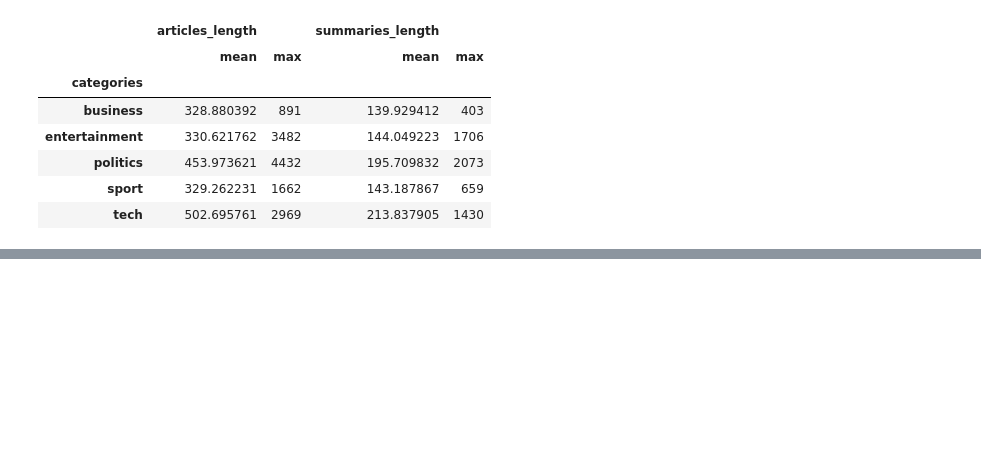
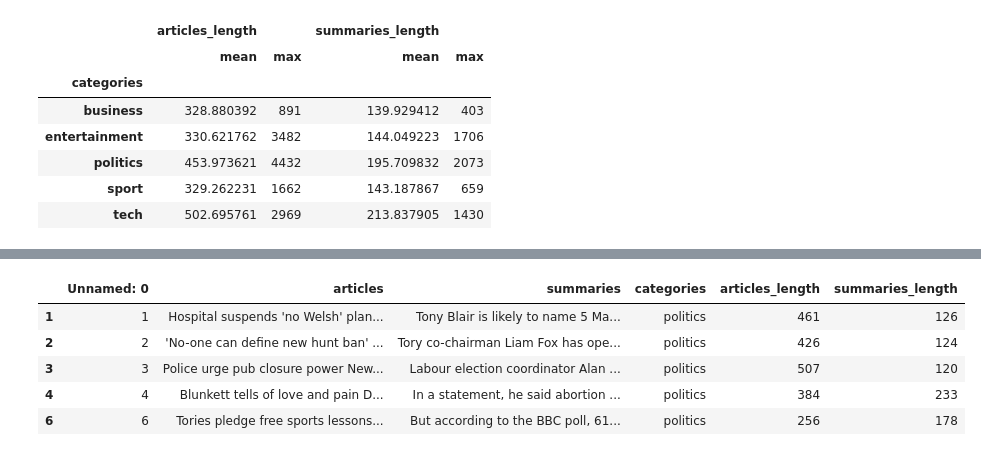
Before and after one commit to worachot-n/Text_summarization_T5, a Jupyter notebook: 0_2_Prepare_and_Split_Data.ipynb, the cells around one changed output, grey strips where cells are left out. Cells and saved outputs as stored; diff of their text form; code cells hidden in the pictures; blank space fills up the shorter version.

```diff
--- a/0_2_Prepare_and_Split_Data.ipynb
+++ b/0_2_Prepare_and_Split_Data.ipynb
@@ -86,0 +99,10 @@ plt.show()
+# %%
+df_filter = df[df['articles_length']<=512]
+df_filter.head()
+# %% [output]
+|  | Unnamed: 0 | articles | summaries | categories | articles_length | summaries_length |
+| 1 | 1 | Hospital suspends 'no Welsh' plan... | Tony Blair is likely to name 5 Ma... | politics | 461 | 126 |
+| 2 | 2 | 'No-one can define new hunt ban' ... | Tory co-chairman Liam Fox has ope... | politics | 426 | 124 |
+| 3 | 3 | Police urge pub closure power New... | Labour election coordinator Alan ... | politics | 507 | 120 |
+| 4 | 4 | Blunkett tells of love and pain D... | In a statement, he said abortion ... | politics | 384 | 233 |
+| 6 | 6 | Tories pledge free sports lessons... | But according to the BBC poll, 61... | politics | 256 | 178 |
```
Also changed, not shown: parts of 10 cells of this notebook.
